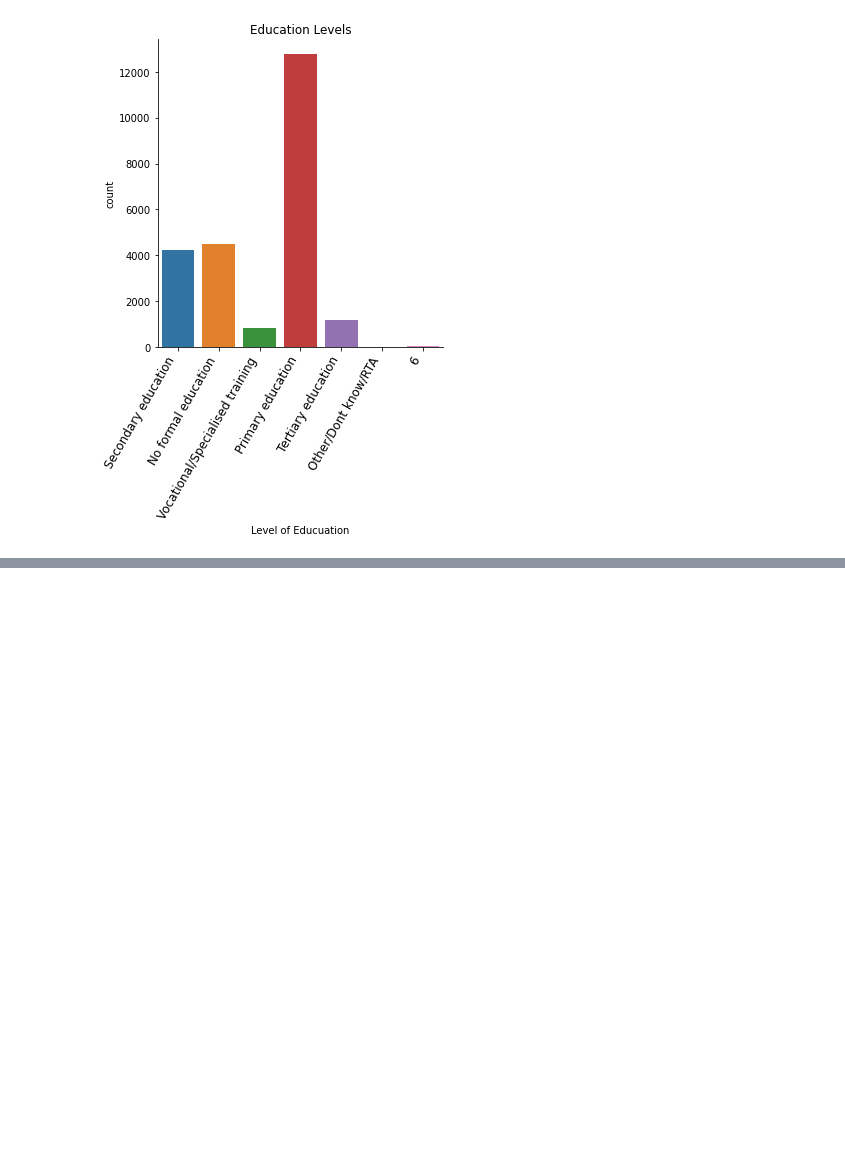
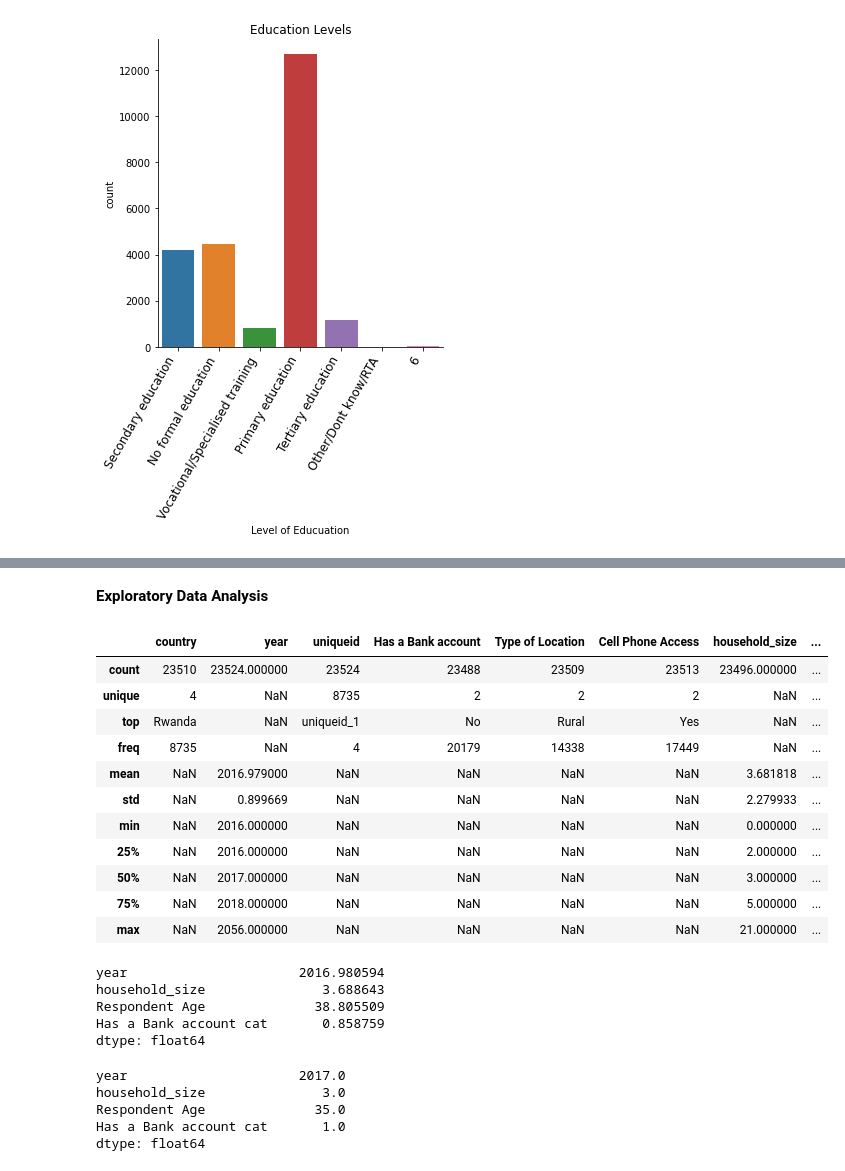
Before and after one commit to Gakarau/IP-Moringa, a Jupyter notebook: Independent_Project.ipynb, the cells around one changed output, grey strips where cells are left out. Drawn from its saved outputs; the diff is of its cells as text; code cells hidden in the pictures; blank space fills up the shorter version.

```diff
--- a/Independent_Project.ipynb
+++ b/Independent_Project.ipynb
@@ -156,0 +224,36 @@ TypeError: ignored
+# %% [markdown]
+**Exploratory Data Analysis**
+# %%
+#Before making some columns into categorical variables
+data.describe(include='all')
+# %% [output]
+|  | country | year | uniqueid | Has a Bank account | Type of Location | Cell Phone Access | household_size | ... |
+| count | 23510 | 23524.000000 | 23524 | 23488 | 23509 | 23513 | 23496.000000 | ... |
+| unique | 4 | NaN | 8735 | 2 | 2 | 2 | NaN | ... |
+| top | Rwanda | NaN | uniqueid_1 | No | Rural | Yes | NaN | ... |
+| freq | 8735 | NaN | 4 | 20179 | 14338 | 17449 | NaN | ... |
+| mean | NaN | 2016.979000 | NaN | NaN | NaN | NaN | 3.681818 | ... |
+| std | NaN | 0.899669 | NaN | NaN | NaN | NaN | 2.279933 | ... |
+| min | NaN | 2016.000000 | NaN | NaN | NaN | NaN | 0.000000 | ... |
+| 25% | NaN | 2016.000000 | NaN | NaN | NaN | NaN | 2.000000 | ... |
+| 50% | NaN | 2017.000000 | NaN | NaN | NaN | NaN | 3.000000 | ... |
+| 75% | NaN | 2018.000000 | NaN | NaN | NaN | NaN | 5.000000 | ... |
+| max | NaN | 2056.000000 | NaN | NaN | NaN | NaN | 21.000000 | ... |
+# %%
+#Mean
+Data1.mean()
+# %% [output]
+year                      2016.980594
+household_size               3.688643
+Respondent Age              38.805509
+Has a Bank account cat       0.858759
+dtype: float64
+# %%
+#Median
+Data1.median()
+# %% [output]
+year                      2017.0
+household_size               3.0
+Respondent Age              35.0
+Has a Bank account cat       1.0
+dtype: float64
```
Also changed, not shown: parts of 31 cells of this notebook.
